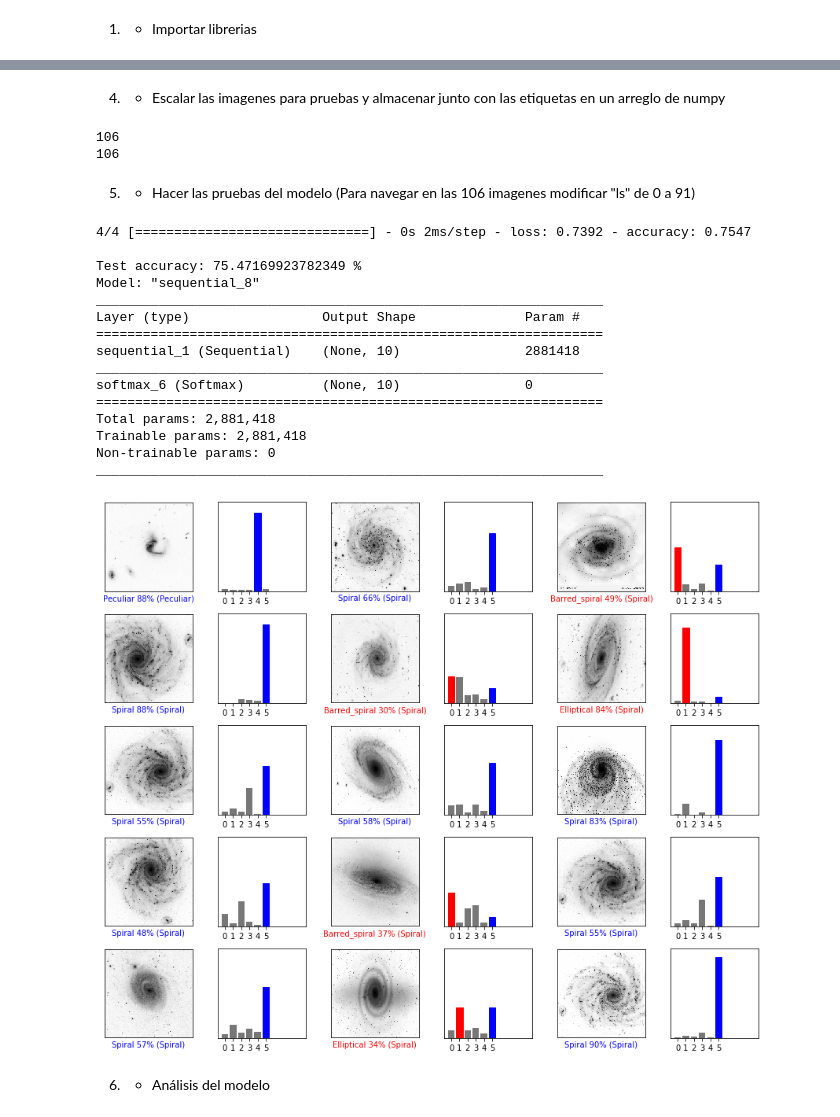
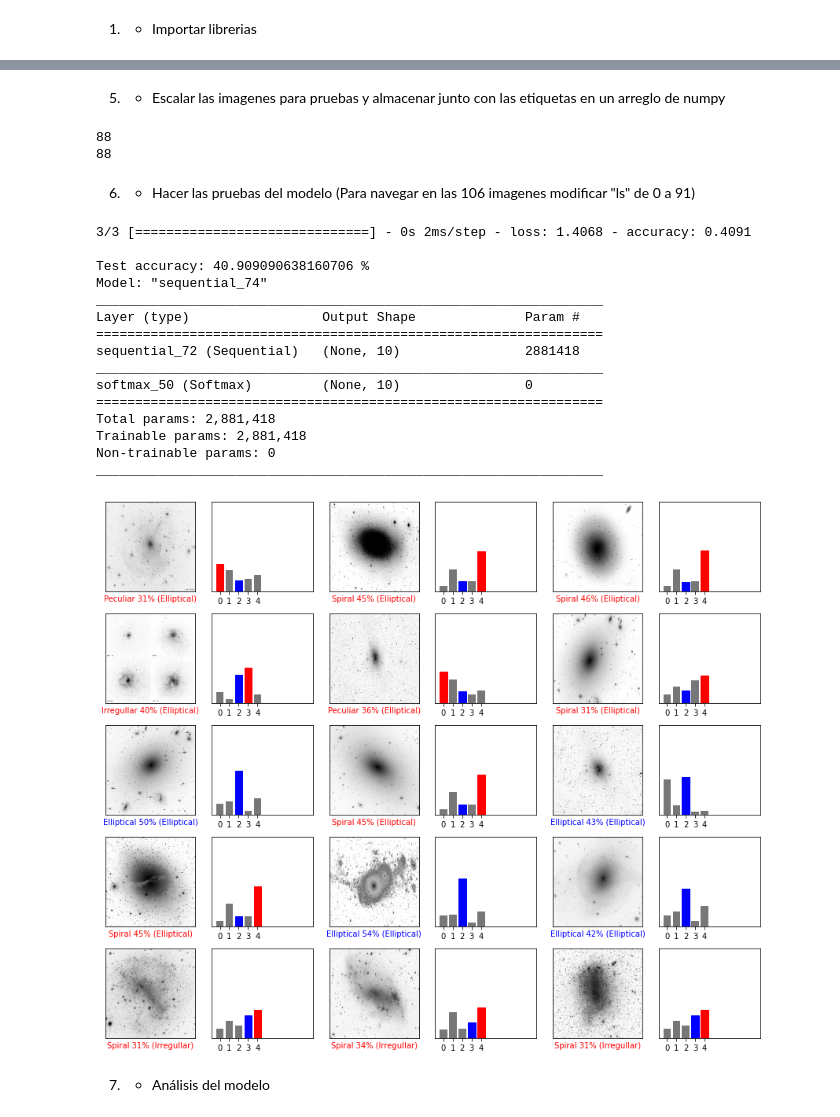
Before and after one commit to DonaldoAG99999/ComputationalPhysics-Final, a Jupyter notebook: Code/Normal_model.ipynb, the cells around one changed output, grey strips where cells are left out. Drawn from its saved outputs; the diff is of its cells as text; code cells hidden in the pictures.

```diff
--- a/Code/Normal_model.ipynb
+++ b/Code/Normal_model.ipynb
@@ -17 +21,3 @@ import plotly.graph_objects as go
+# %%
+categories = ['Peculiar', 'Lenticular', 'Elliptical', 'Irregullar', 'Spiral']
 # %% [markdown]
@@ -20,7 +26,7 @@ import plotly.graph_objects as go
 lw = 150
 db_path = '/Users/bastian/PycharmProjects/Data_fits/galaxies'
 
-categories = ["Barred_spiral", "Elliptical", "Irregullar", "Lenticular", "Peculiar", "Spiral"]
+
 
 training_data = []
 
@@ -74,31 +80,22 @@ print(tf.__version__)
 
 lw = 150
 
-categories = ["Barred_spiral", "Elliptical", "Irregullar", "Lenticular", "Peculiar", "Spiral"]
+
 x = load('x.npy')
 y = load('y.npy')
 
 print(len(x))
 
 
-plt.figure(figsize=(10,10))
-for i in range(25):
-    plt.subplot(5,5,i+1)
-    plt.xticks([])
-    plt.yticks([])
-    plt.grid(False)
-    plt.imshow(x[i], cmap=plt.cm.binary)
-    plt.xlabel(categories[y[i]])
-plt.show()
 
 
 model = keras.Sequential([
     keras.layers.Flatten(input_shape=(lw, lw)),
-    keras.layers.Dense(128, activation='relu'),
+    keras.layers.Dense(128, activation='sigmoid'),
     keras.layers.Dense(10)
 ])
 
-model.compile(optimizer='adamax',
+model.compile(optimizer='adam',
               loss=tf.keras.losses.SparseCategoricalCrossentropy(from_logits=True),
               metrics=['accuracy'])
 
@@ -145,10 +139,7 @@ Epoch 6/50
 # %% [markdown]
-4. - Escalar las imagenes para pruebas y almacenar junto con las etiquetas en un arreglo de numpy
+5. - Escalar las imagenes para pruebas y almacenar junto con las etiquetas en un arreglo de numpy
 # %%
 db_path = '/Users/bastian/PycharmProjects/Data_fits/ACC_test_db'
-
-categories = ["Barred_spiral", "Elliptical", "Irregullar", "Lenticular", "Peculiar", "Spiral"]
-
 
 
 training_data=[]
@@ -188,12 +179,12 @@ print(len(y))
 save('x_test.npy', x)
 save('y_test.npy', y)
 # %% [output]
-106
-106
+88
+88
 # %% [markdown]
-5. - Hacer las pruebas del modelo (Para navegar en las 106 imagenes modificar "ls" de 0 a 91)
+6. - Hacer las pruebas del modelo (Para navegar en las 106 imagenes modificar "ls" de 0 a 91)
 # %%
-Categories = ["Barred_spiral", "Elliptical", "Irregullar", "Lenticular", "Peculiar", "Spiral"]
+
 X = load('x_test.npy')/255
 Y = load('y_test.npy')
 
@@ -225,15 +216,15 @@ def plot_image(i, predictions_array, true_label, img):
   else:
     color = 'red'
 
-  plt.xlabel("{} {:2.0f}% ({})".format(Categories[predicted_label],
+  plt.xlabel("{} {:2.0f}% ({})".format(categories[predicted_label],
                                 100*np.max(predictions_array),
-                                Categories[true_label]),
+                                categories[true_label]),
                                 color=color)
 
 def plot_value_array(i, predictions_array, true_label):
   predictions_array, true_label = predictions_array, true_label[i]
   plt.grid(False)
-  plt.xticks(range(6))
+  plt.xticks(range(5))
   plt.yticks([])
   thisplot = plt.bar(range(10), predictions_array, color="#777777")
   plt.ylim([0, 1])
@@ -242,42 +233,42 @@ def plot_value_array(i, predictions_array, true_label):
   thisplot[predicted_label].set_color('red')
   thisplot[true_label].set_color('blue')
 
 
 
 num_rows = 5
 num_cols = 3
 num_images = num_rows*num_cols
 plt.figure(figsize=(2*2*num_cols, 2*num_rows))
 
 
 
-ls = 91
+ls = 43
 for i in range(num_images):
   plt.subplot(num_rows, 2*num_cols, 2*i+1)
   plot_image(i+ls, predictions[i+ls], Y, X)
   plt.subplot(num_rows, 2*num_cols, 2*i+2)
   plot_value_array(i+ls, predictions[i+ls], Y)
 plt.tight_layout()
 plt.show()
 # %% [output]
-4/4 [==============================] - 0s 2ms/step - loss: 0.7392 - accuracy: 0.7547
+3/3 [==============================] - 0s 2ms/step - loss: 1.4068 - accuracy: 0.4091
 
-Test accuracy: 75.47169923782349 %
-Model: "sequential_8"
+Test accuracy: 40.909090638160706 %
+Model: "sequential_74"
 _________________________________________________________________
 Layer (type)                 Output Shape              Param #
 =================================================================
-sequential_1 (Sequential)    (None, 10)                2881418
+sequential_72 (Sequential)   (None, 10)                2881418
 _________________________________________________________________
-softmax_6 (Softmax)          (None, 10)                0
+softmax_50 (Softmax)         (None, 10)                0
 =================================================================
 Total params: 2,881,418
 Trainable params: 2,881,418
 Non-trainable params: 0
 _________________________________________________________________
-[figure, old version]
+[figure, new version]
 # %% [markdown]
-6. - Análisis del modelo
+7. - Análisis del modelo
 # %%
 nep = 50
 
```
Also changed, not shown: parts of 9 cells of this notebook.
